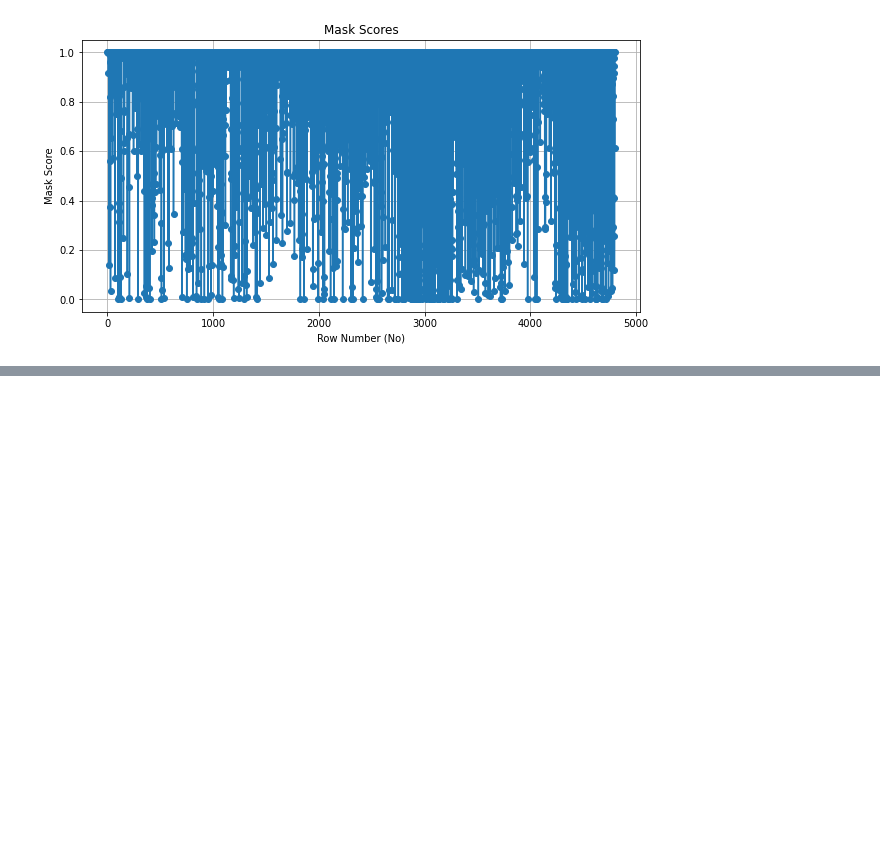
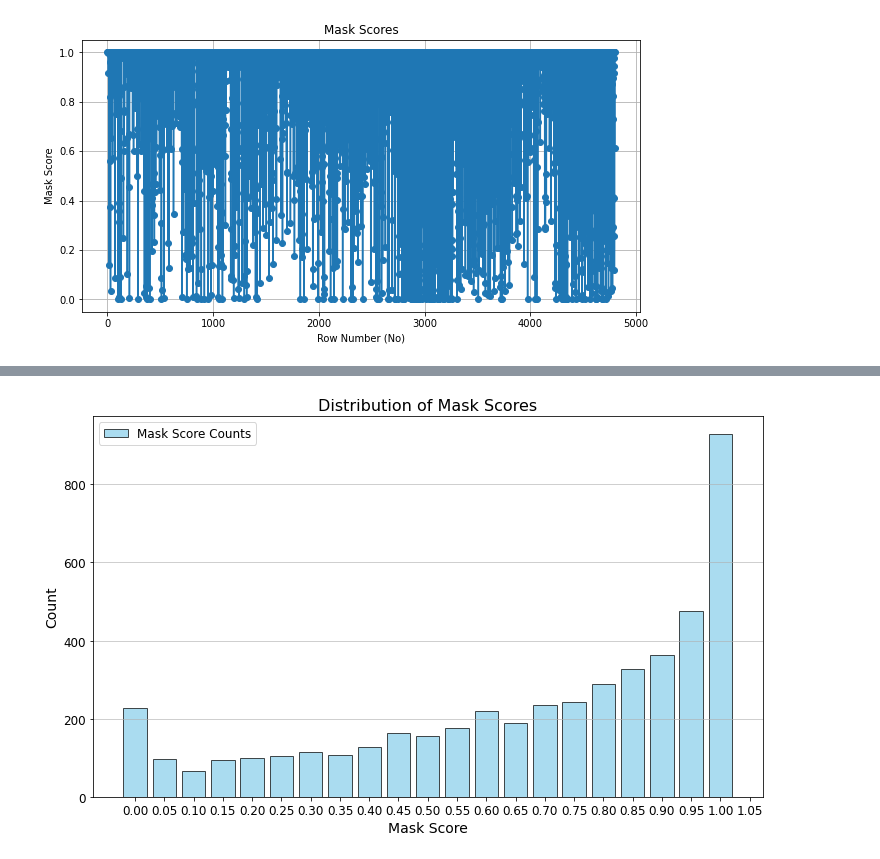
Before and after one commit to pkulium/Focused-Flip-Federated-Backdoor-Attack, a Jupyter notebook: save/plot.ipynb, the cells around one changed output, grey strips where cells are left out. Cells and saved outputs as stored; diff of their text form; code cells hidden in the pictures; blank space fills up the shorter version.

```diff
--- a/save/plot.ipynb
+++ b/save/plot.ipynb
@@ -67 +121,55 @@ plt.show()
+# %%
+import matplotlib.pyplot as plt
+import numpy as np
+
+# Function to round the number to the nearest 0.05
+def round_to_nearest_05(number):
+    return round(number * 20) / 20  # Multiply by 20, round it, then divide by 20 to get the nearest 0.05
+
+# The text is stored in a file named 'mask_values.txt'
+filename = 'mask_values_8.txt'
+
+# Read the file and store the mask scores
+mask_scores = []
+
+with open(filename, 'r') as file:
+    # Skip the header line
+    next(file)
+
+    for line in file:
+        # Split the line by whitespace and extract the mask score
+        _, _, _, mask_score = line.split()
+
+        # Round the mask score to the nearest 0.05 and append to the list
+        mask_scores.append(round_to_nearest_05(float(mask_score)))
+
+# Define the bin edges for the histogram
+bin_edges = np.arange(-0.025, 1.075, 0.05)  # Starts at -0.025 to include 0, and ends at 1.075 to include 1.05
+
+# Plotting
+plt.figure(figsize=(12,7))
+plt.hist(mask_scores, bins=bin_edges, edgecolor='k', color='skyblue', alpha=0.7, rwidth=0.8, label='Mask Score Counts')
+
+# Adding title and labels with larger fonts
+plt.title('Distribution of Mask Scores', fontsize=16)
+plt.xlabel('Mask Score', fontsize=14)
+plt.ylabel('Count', fontsize=14)
+
+# Adding axis ticks
+plt.xticks(np.arange(0, 1.1, 0.05), fontsize=12)
+plt.yticks(fontsize=12)
+
+# Adding a legend with larger font
+plt.legend(fontsize=12)
+
+# Adding a grid
+plt.grid(axis='y', alpha=0.75)
+
+# Saving the plot to a file with high resolution
+plt.savefig('enhanced_rounded_mask_score_distribution_8.png', bbox_inches='tight', dpi=300)
+
+# Displaying the plot
+plt.show()
+# %% [output]
+[figure, added]
 # %%
```
Also changed, not shown: parts of 5 cells of this notebook, 14 other files.
